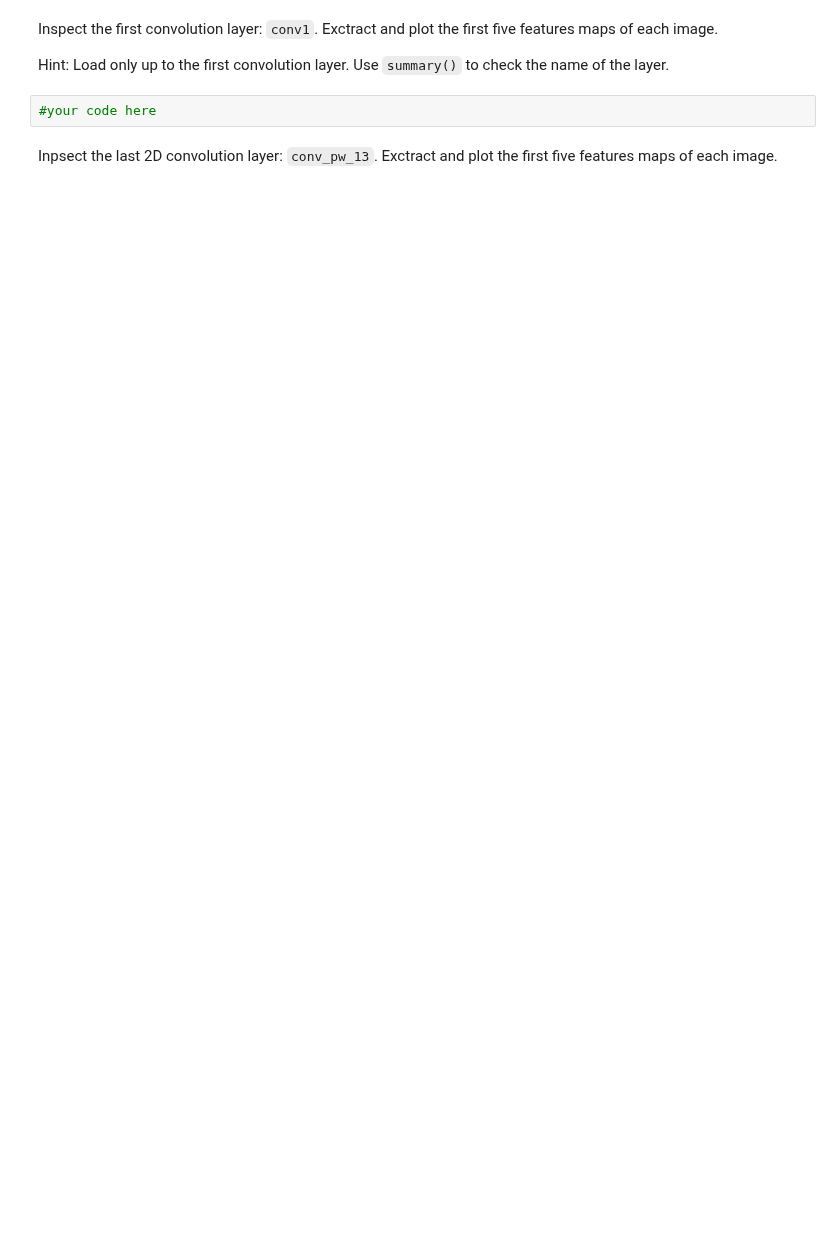
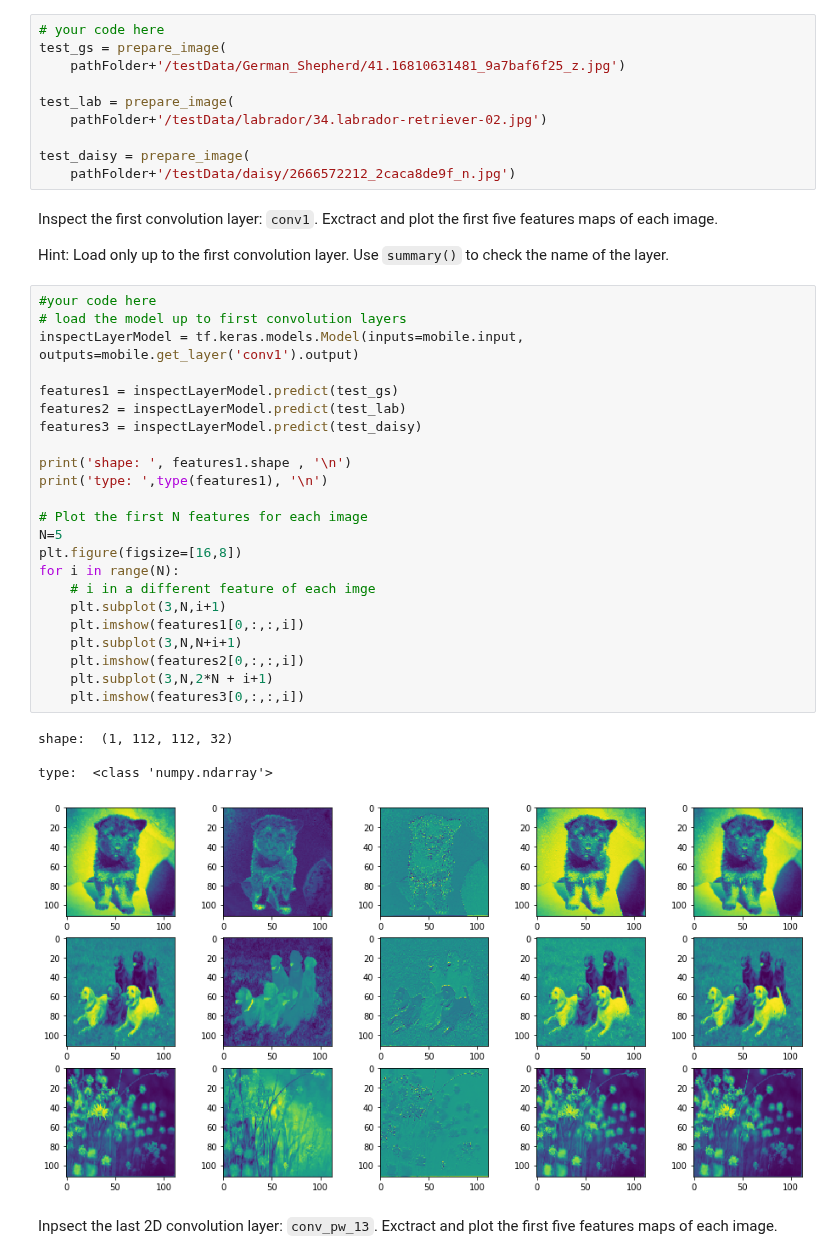
Before and after one commit to simonwarchol/2020-CS109B, a Jupyter notebook: content/homeworks/hw04/notebook/209/cs109b_hw1_209.ipynb, the cells around one changed output. Cells and saved outputs as stored; diff of their text form; blank space fills up the shorter version.

```diff
--- a/content/homeworks/hw04/notebook/209/cs109b_hw1_209.ipynb
+++ b/content/homeworks/hw04/notebook/209/cs109b_hw1_209.ipynb
@@ -256,8 +254,44 @@ First, prepare the two images from each category
+# %%
+# your code here
+test_gs = prepare_image(
+    pathFolder+'/testData/German_Shepherd/41.16810631481_9a7baf6f25_z.jpg')
+
+test_lab = prepare_image(
+    pathFolder+'/testData/labrador/34.labrador-retriever-02.jpg')
+
+test_daisy = prepare_image(
+    pathFolder+'/testData/daisy/2666572212_2caca8de9f_n.jpg')
 # %% [markdown]
 Inspect the first convolution layer: `conv1`. Exctract and plot the first five features maps of each image.
 
 Hint: Load only up to the first convolution layer. Use `summary()` to check the name of the layer.
-# %%
-#your code here
+# %%
+#your code here
+# load the model up to first convolution layers
+inspectLayerModel = tf.keras.models.Model(inputs=mobile.input, outputs=mobile.get_layer('conv1').output)
+
+features1 = inspectLayerModel.predict(test_gs)
+features2 = inspectLayerModel.predict(test_lab)
+features3 = inspectLayerModel.predict(test_daisy)
+
+print('shape: ', features1.shape , '\n')
+print('type: ',type(features1), '\n')
+
+# Plot the first N features for each image
+N=5
+plt.figure(figsize=[16,8])
+for i in range(N):
+    # i in a different feature of each imge
+    plt.subplot(3,N,i+1)
+    plt.imshow(features1[0,:,:,i])
+    plt.subplot(3,N,N+i+1)
+    plt.imshow(features2[0,:,:,i])
+    plt.subplot(3,N,2*N + i+1)
+    plt.imshow(features3[0,:,:,i])
+# %% [output]
+shape:  (1, 112, 112, 32)
+
+type:  <class 'numpy.ndarray'>
+[figure, added]
 # %% [markdown]
 Inpsect the last 2D convolution layer: `conv_pw_13`. Exctract and plot the first five features maps of each image.
```
Also changed, not shown: parts of 26 cells of this notebook, 1 other file.
